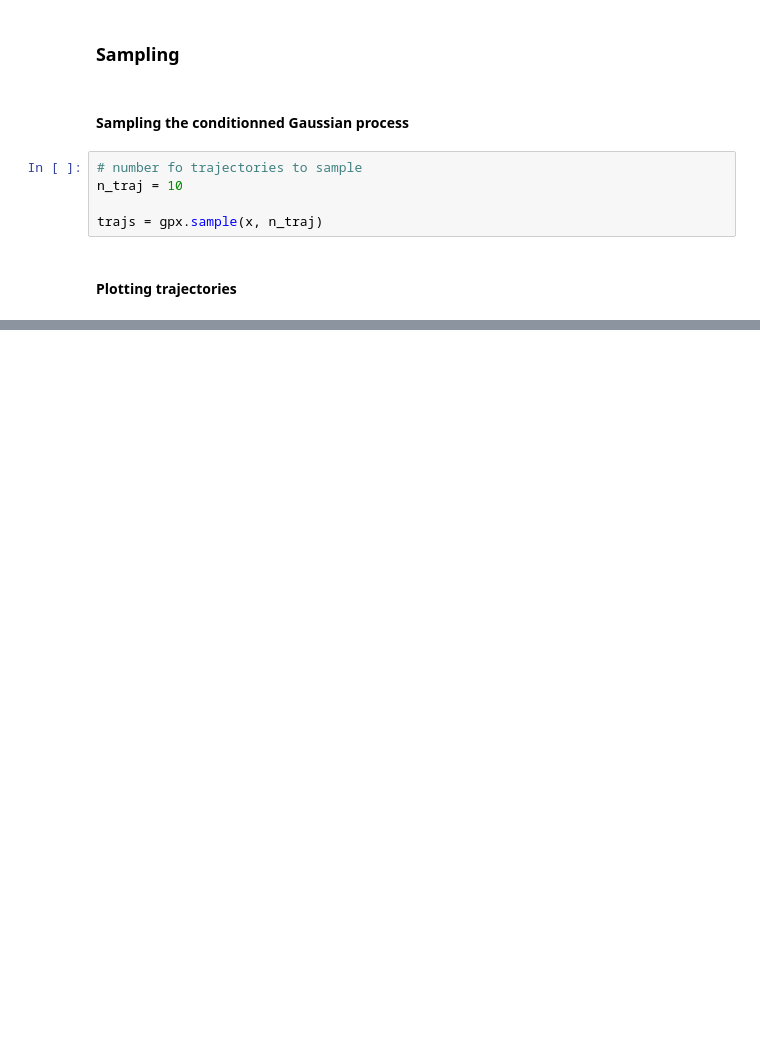
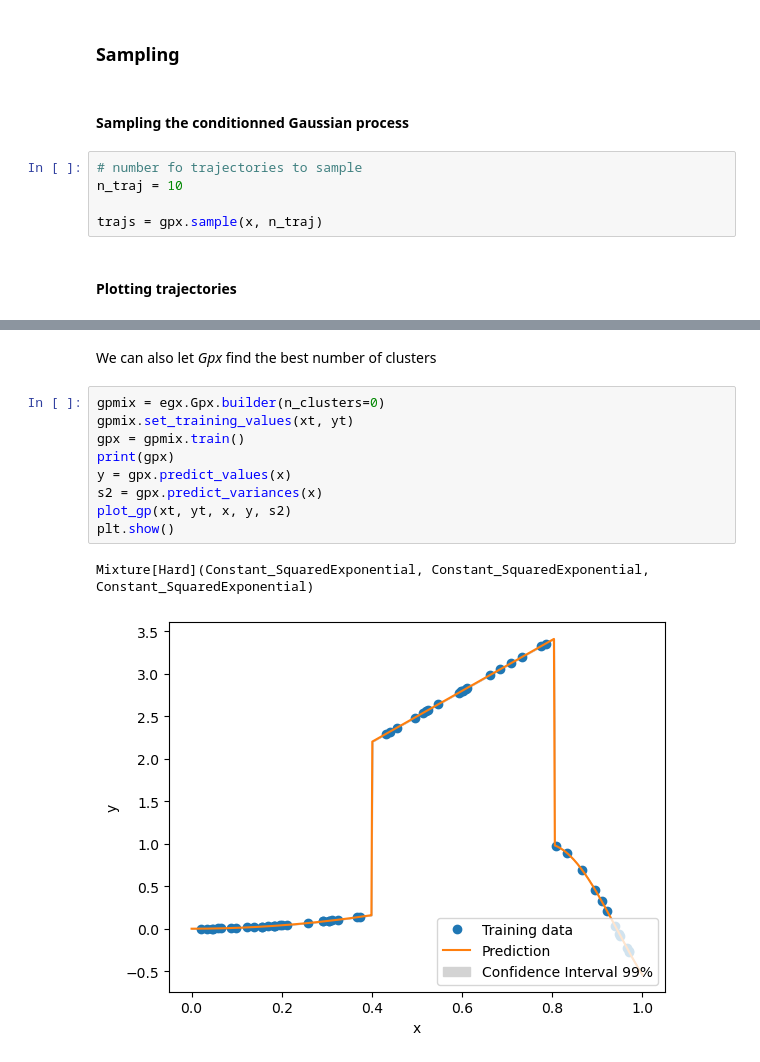
Before and after one commit to relf/egobox, a Jupyter notebook: doc/Gpx_Tutorial.ipynb, the cells around one changed output, grey strips where cells are left out. Cells and saved outputs as stored; diff of their text form; blank space fills up the shorter version.

```diff
--- a/doc/Gpx_Tutorial.ipynb
+++ b/doc/Gpx_Tutorial.ipynb
@@ -151,0 +232,14 @@ plt.show()
+# %% [markdown]
+We can also let _Gpx_ find the  best number of clusters
+# %%
+gpmix = egx.Gpx.builder(n_clusters=0)
+gpmix.set_training_values(xt, yt)
+gpx = gpmix.train()
+print(gpx)
+y = gpx.predict_values(x)
+s2 = gpx.predict_variances(x)
+plot_gp(xt, yt, x, y, s2)
+plt.show()
+# %% [output]
+Mixture[Hard](Constant_SquaredExponential, Constant_SquaredExponential, Constant_SquaredExponential)
+[figure, added]
```
Also changed, not shown: parts of 31 cells of this notebook.
